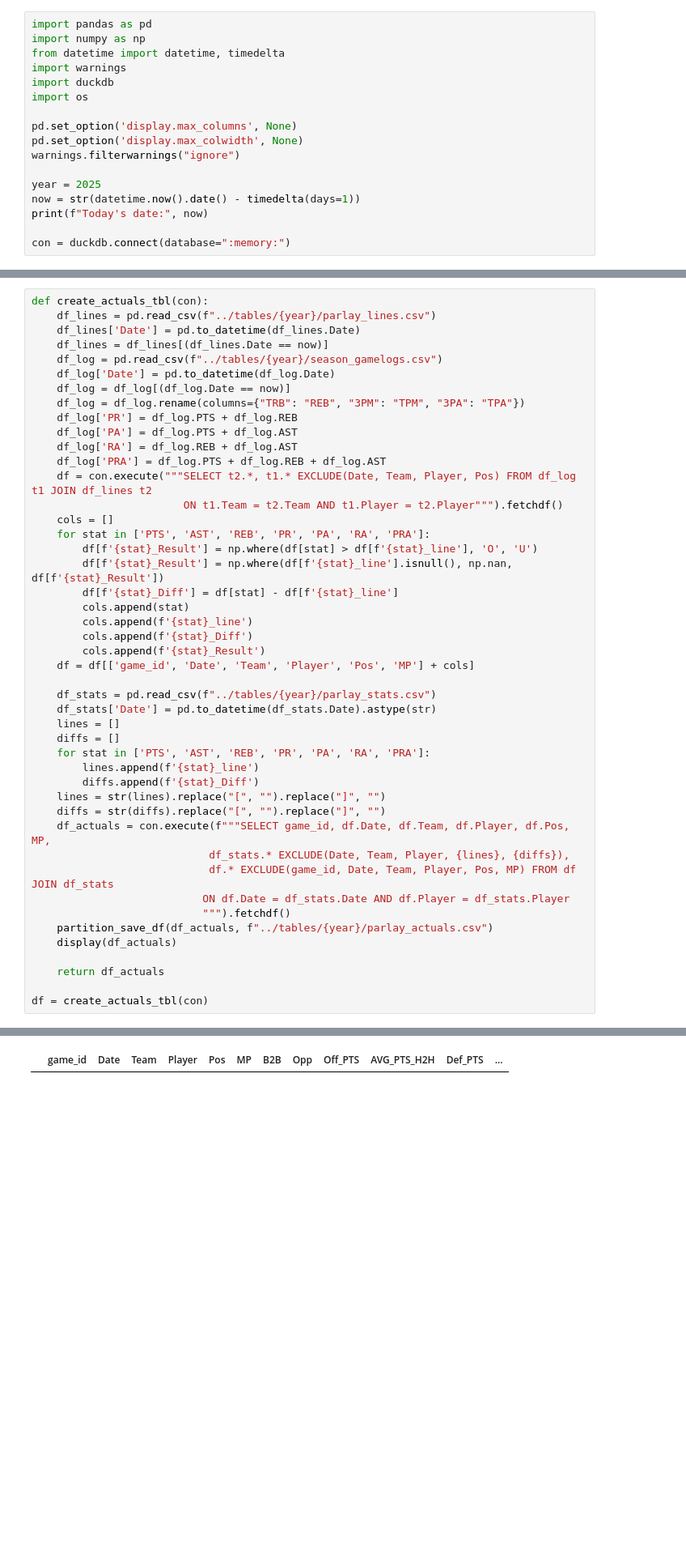
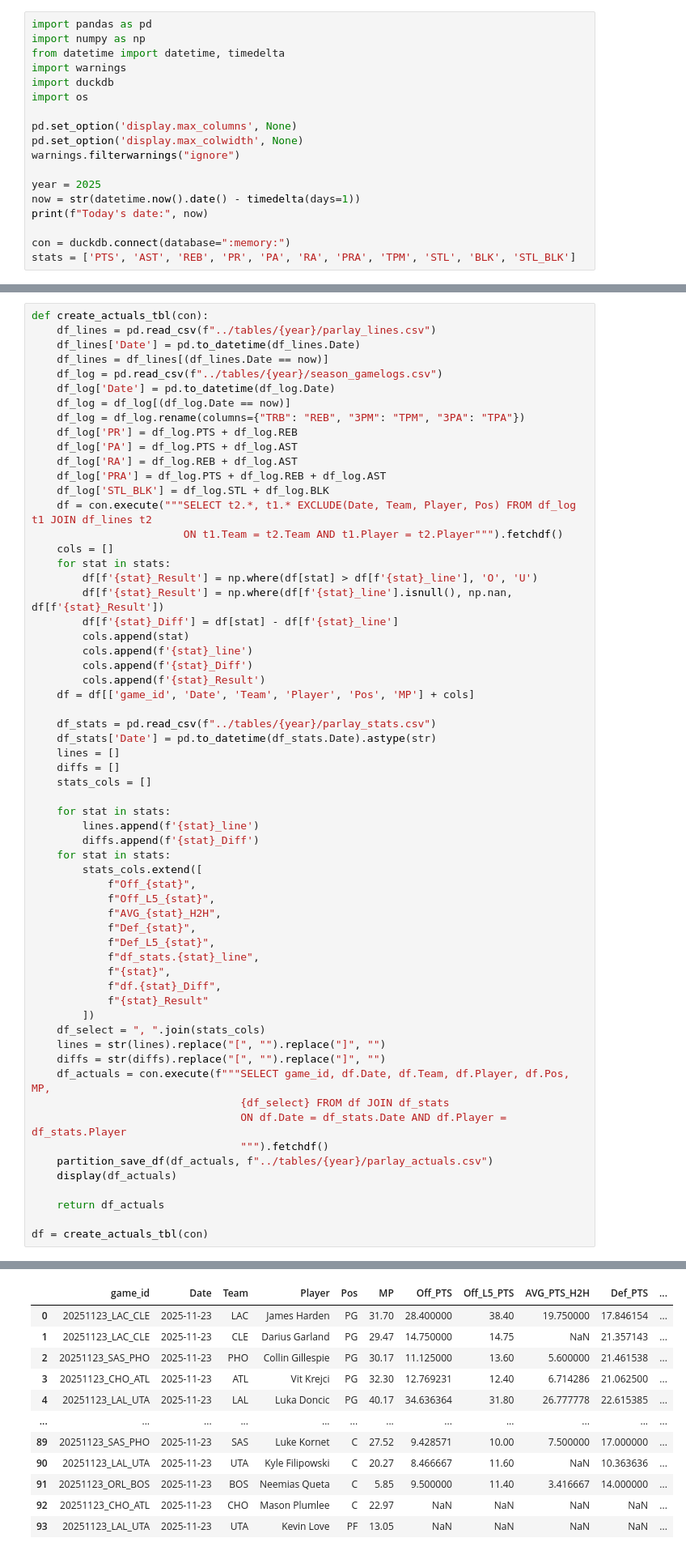
Before and after one commit to Relenes510/fantasy_basketball, a Jupyter notebook: notebooks/parlay actuals.ipynb, the cells around one changed output, grey strips where cells are left out. Shown at 81% size. Cells and saved outputs as stored; diff of their text form; blank space fills up the shorter version.

```diff
--- a/notebooks/parlay actuals.ipynb
+++ b/notebooks/parlay actuals.ipynb
@@ -15,4 +15,5 @@ now = str(datetime.now().date() - timedelta(days=1))
 print(f"Today's date:", now)
 
 con = duckdb.connect(database=":memory:")
+stats = ['PTS', 'AST', 'REB', 'PR', 'PA', 'RA', 'PRA', 'TPM', 'STL', 'BLK', 'STL_BLK']
 # %% [output]
@@ -32,39 +33,65 @@ def create_actuals_tbl(con):
     df_log['PA'] = df_log.PTS + df_log.AST
     df_log['RA'] = df_log.REB + df_log.AST
     df_log['PRA'] = df_log.PTS + df_log.REB + df_log.AST
+    df_log['STL_BLK'] = df_log.STL + df_log.BLK
     df = con.execute("""SELECT t2.*, t1.* EXCLUDE(Date, Team, Player, Pos) FROM df_log t1 JOIN df_lines t2
                         ON t1.Team = t2.Team AND t1.Player = t2.Player""").fetchdf()
     cols = []
-    for stat in ['PTS', 'AST', 'REB', 'PR', 'PA', 'RA', 'PRA']:
+    for stat in stats:
         df[f'{stat}_Result'] = np.where(df[stat] > df[f'{stat}_line'], 'O', 'U')
         df[f'{stat}_Result'] = np.where(df[f'{stat}_line'].isnull(), np.nan, df[f'{stat}_Result'])
         df[f'{stat}_Diff'] = df[stat] - df[f'{stat}_line']
         cols.append(stat)
         cols.append(f'{stat}_line')
         cols.append(f'{stat}_Diff')
         cols.append(f'{stat}_Result')
     df = df[['game_id', 'Date', 'Team', 'Player', 'Pos', 'MP'] + cols]
 
     df_stats = pd.read_csv(f"../tables/{year}/parlay_stats.csv")
     df_stats['Date'] = pd.to_datetime(df_stats.Date).astype(str)
     lines = []
     diffs = []
-    for stat in ['PTS', 'AST', 'REB', 'PR', 'PA', 'RA', 'PRA']:
+    stats_cols = []
+
+    for stat in stats:
         lines.append(f'{stat}_line')
         diffs.append(f'{stat}_Diff')
+    for stat in stats:
+        stats_cols.extend([
+            f"Off_{stat}",
+            f"Off_L5_{stat}",
+            f"AVG_{stat}_H2H",
+            f"Def_{stat}",
+            f"Def_L5_{stat}",
+            f"df_stats.{stat}_line",
+            f"{stat}",
+            f"df.{stat}_Diff",
+            f"{stat}_Result"
+        ])
+    df_select = ", ".join(stats_cols)
     lines = str(lines).replace("[", "").replace("]", "")
     diffs = str(diffs).replace("[", "").replace("]", "")
     df_actuals = con.execute(f"""SELECT game_id, df.Date, df.Team, df.Player, df.Pos, MP,
-                            df_stats.* EXCLUDE(Date, Team, Player, {lines}, {diffs}),
-                            df.* EXCLUDE(game_id, Date, Team, Player, Pos, MP) FROM df JOIN df_stats
-                           ON df.Date = df_stats.Date AND df.Player = df_stats.Player
-                           """).fetchdf()
+                                 {df_select} FROM df JOIN df_stats
+                                 ON df.Date = df_stats.Date AND df.Player = df_stats.Player
+                                 """).fetchdf()
     partition_save_df(df_actuals, f"../tables/{year}/parlay_actuals.csv")
     display(df_actuals)
 
     return df_actuals
 
 df = create_actuals_tbl(con)
 # %% [output]
 ../tables/2025/parlay_actuals.csv saved!
-|  | game_id | Date | Team | Player | Pos | MP | B2B | Opp | Off_PTS | AVG_PTS_H2H | Def_PTS | ... |
+|  | game_id | Date | Team | Player | Pos | MP | Off_PTS | Off_L5_PTS | AVG_PTS_H2H | Def_PTS | ... |
+| 0 | 20251123_LAC_CLE | 2025-11-23 | LAC | James Harden | PG | 31.70 | 28.400000 | 38.40 | 19.750000 | 17.846154 | ... |
+| 1 | 20251123_LAC_CLE | 2025-11-23 | CLE | Darius Garland | PG | 29.47 | 14.750000 | 14.75 | NaN | 21.357143 | ... |
+| 2 | 20251123_SAS_PHO | 2025-11-23 | PHO | Collin Gillespie | PG | 30.17 | 11.125000 | 13.60 | 5.600000 | 21.461538 | ... |
+| 3 | 20251123_CHO_ATL | 2025-11-23 | ATL | Vit Krejci | PG | 32.30 | 12.769231 | 12.40 | 6.714286 | 21.062500 | ... |
+| 4 | 20251123_LAL_UTA | 2025-11-23 | LAL | Luka Doncic | PG | 40.17 | 34.636364 | 31.80 | 26.777778 | 22.615385 | ... |
+| ... | ... | ... | ... | ... | ... | ... | ... | ... | ... | ... | ... |
+| 89 | 20251123_SAS_PHO | 2025-11-23 | SAS | Luke Kornet | C | 27.52 | 9.428571 | 10.00 | 7.500000 | 17.000000 | ... |
+| 90 | 20251123_LAL_UTA | 2025-11-23 | UTA | Kyle Filipowski | C | 20.27 | 8.466667 | 11.60 | NaN | 10.363636 | ... |
+| 91 | 20251123_ORL_BOS | 2025-11-23 | BOS | Neemias Queta | C | 5.85 | 9.500000 | 11.40 | 3.416667 | 14.000000 | ... |
+| 92 | 20251123_CHO_ATL | 2025-11-23 | CHO | Mason Plumlee | C | 22.97 | NaN | NaN | NaN | NaN | ... |
+| 93 | 20251123_LAL_UTA | 2025-11-23 | UTA | Kevin Love | PF | 13.05 | NaN | NaN | NaN | NaN | ... |
```
Also changed, not shown: parts of 4 cells of this notebook, 1 other file.
